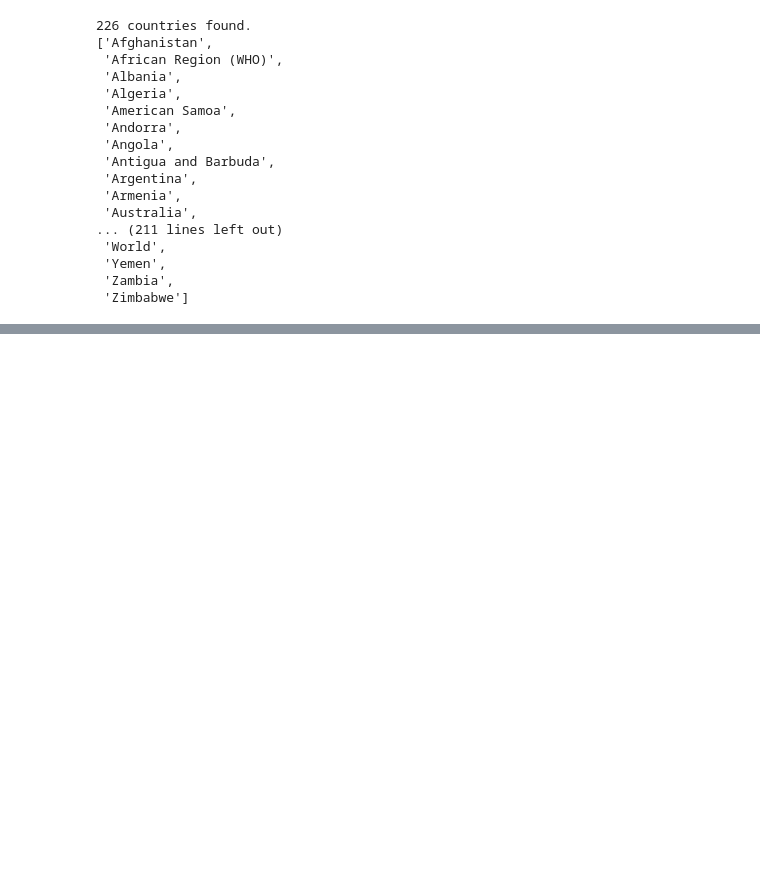
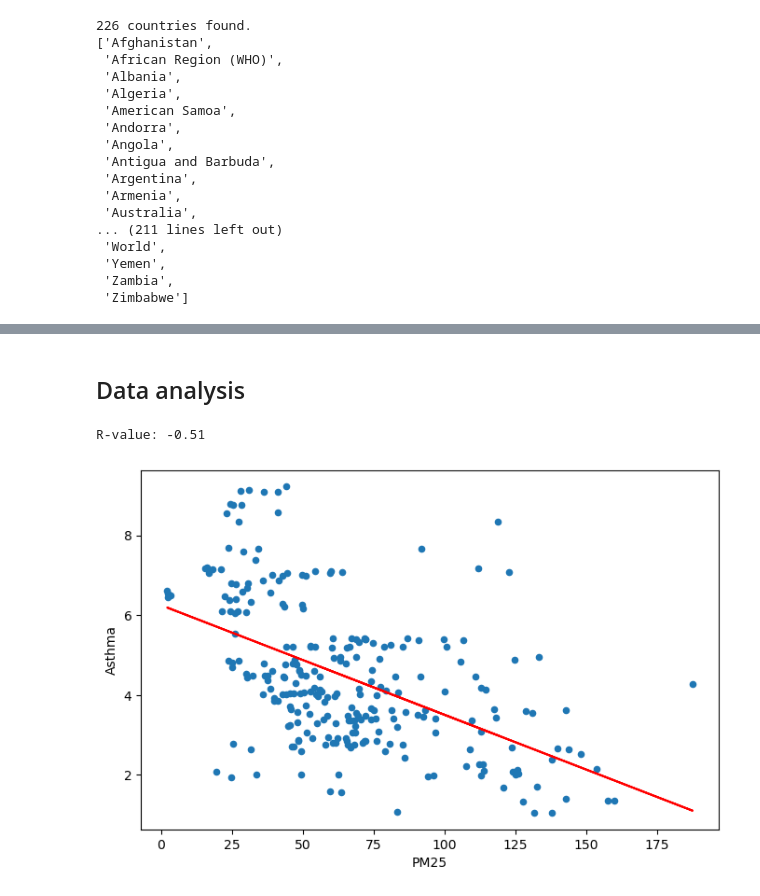
Before and after one commit to benoitchamot/AirQuality_and_Happiness, a Jupyter notebook: Analysis_AirQuality_and_Asthma.ipynb, the cells around one changed output, grey strips where cells are left out. Drawn from its saved outputs; the diff is of its cells as text; code cells hidden in the pictures; blank space fills up the shorter version.

Commit message:
Analysis of correlation between PM25 and asthma for all countries and all years

```diff
--- a/Analysis_AirQuality_and_Asthma.ipynb
+++ b/Analysis_AirQuality_and_Asthma.ipynb
@@ -79,0 +85,4 @@ pprint(asthma_countries)
+# %%
+# Merge the two DataFrames and keep only the countries that are in both
+analysis_df = pd.merge(airquality_df, asthma_df, on=["Country", "Year"], how="inner")
+analysis_df.head()
@@ -79,0 +96,20 @@ pprint(asthma_countries)
+# %% [markdown]
+## Data analysis
+# %%
+# Show a scatter plot of PM25 versus Asthma prevalence for all countries and all years
+analysis_df.plot.scatter(x='PM25',y='Asthma', figsize=(8,5))
+
+# Create a linear regression model based on the PM25 and Asthma data
+x_data = analysis_df['PM25']
+y_data = analysis_df['Asthma']
+[slope, intercept, rvalue, pvalue, stdeve] = stats.linregress(x_data,y_data)
+print(f"R-value: {rvalue:.2f}")
+
+y_reg = slope*x_data+intercept
+plt.plot(x_data,y_reg,'r-')
+
+# Show plot
+plt.show()
+# %% [output]
+R-value: -0.51
+[figure, added]
```
Also changed, not shown: parts of 3 cells of this notebook.
